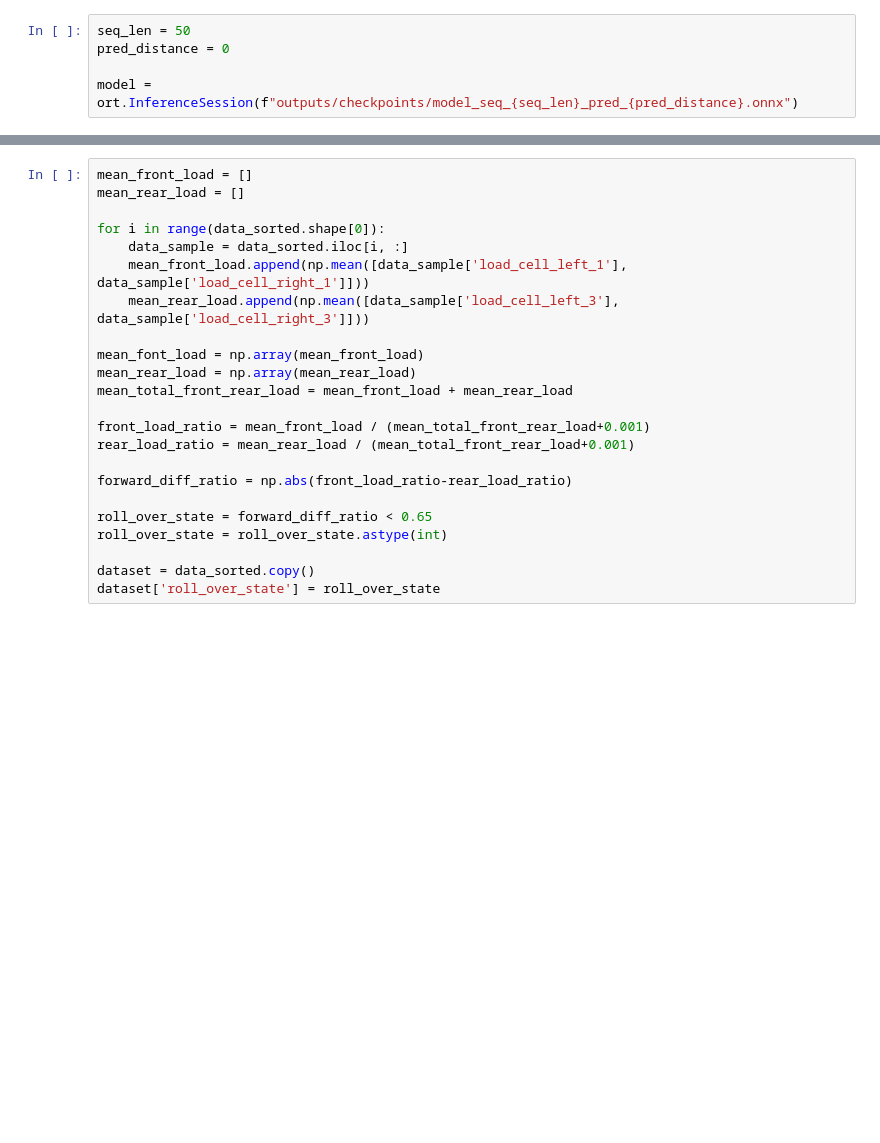
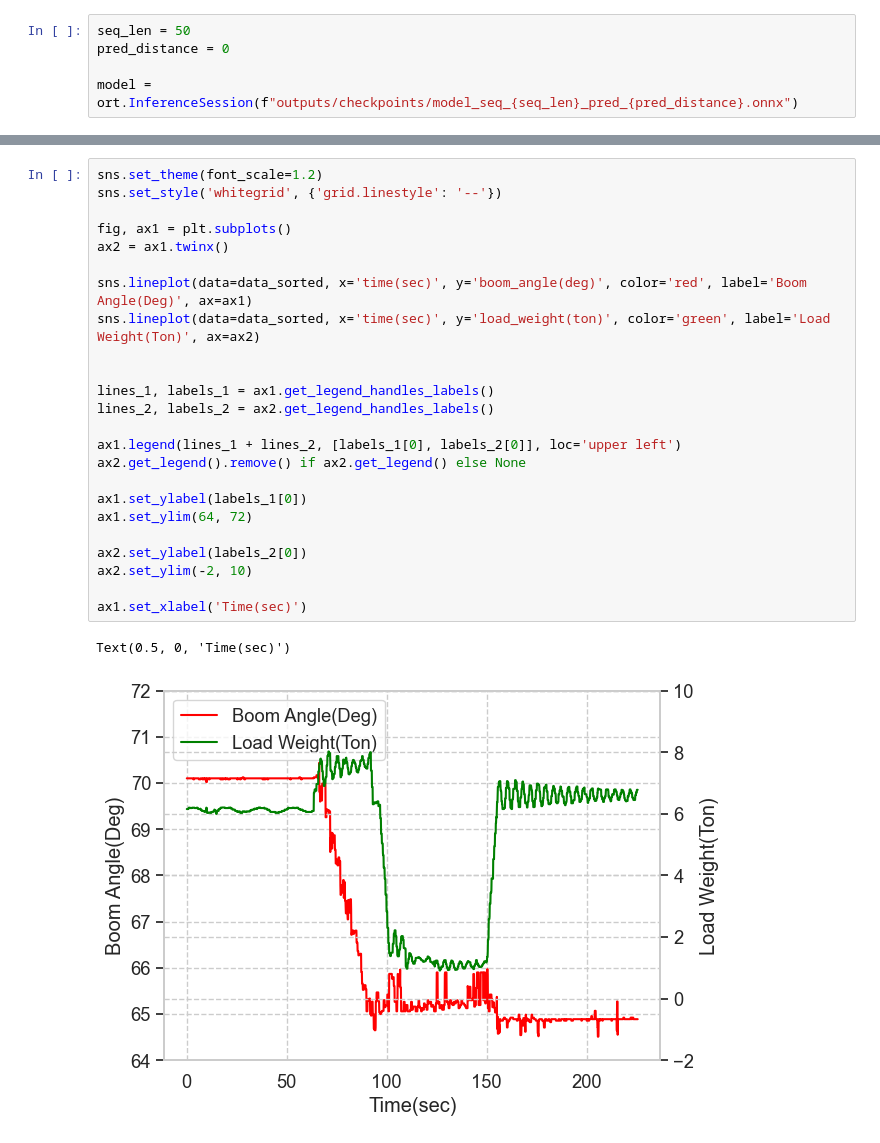
Before and after one commit to jinbeomjeong/estimate_crawler_crane_ground_pressure, a Jupyter notebook: analysis_rollover_detection_onnx_model.ipynb, the cells around one changed output, grey strips where cells are left out. Cells and saved outputs as stored; diff of their text form; blank space fills up the shorter version.

```diff
--- a/analysis_rollover_detection_onnx_model.ipynb
+++ b/analysis_rollover_detection_onnx_model.ipynb
@@ -60,23 +62,27 @@ data_sorted
 # %%
-mean_front_load = []
-mean_rear_load = []
+sns.set_theme(font_scale=1.2)
+sns.set_style('whitegrid', {'grid.linestyle': '--'})
 
-for i in range(data_sorted.shape[0]):
-    data_sample = data_sorted.iloc[i, :]
-    mean_front_load.append(np.mean([data_sample['load_cell_left_1'], data_sample['load_cell_right_1']]))
-    mean_rear_load.append(np.mean([data_sample['load_cell_left_3'], data_sample['load_cell_right_3']]))
+fig, ax1 = plt.subplots()
+ax2 = ax1.twinx()
 
-mean_font_load = np.array(mean_front_load)
-mean_rear_load = np.array(mean_rear_load)
-mean_total_front_rear_load = mean_front_load + mean_rear_load
+sns.lineplot(data=data_sorted, x='time(sec)', y='boom_angle(deg)', color='red', label='Boom Angle(Deg)', ax=ax1)
+sns.lineplot(data=data_sorted, x='time(sec)', y='load_weight(ton)', color='green', label='Load Weight(Ton)', ax=ax2)
 
-front_load_ratio = mean_front_load / (mean_total_front_rear_load+0.001)
-rear_load_ratio = mean_rear_load / (mean_total_front_rear_load+0.001)
 
-forward_diff_ratio = np.abs(front_load_ratio-rear_load_ratio)
+lines_1, labels_1 = ax1.get_legend_handles_labels()
+lines_2, labels_2 = ax2.get_legend_handles_labels()
 
-roll_over_state = forward_diff_ratio < 0.65
-roll_over_state = roll_over_state.astype(int)
+ax1.legend(lines_1 + lines_2, [labels_1[0], labels_2[0]], loc='upper left')
+ax2.get_legend().remove() if ax2.get_legend() else None
 
-dataset = data_sorted.copy()
-dataset['roll_over_state'] = roll_over_state
+ax1.set_ylabel(labels_1[0])
+ax1.set_ylim(64, 72)
+
+ax2.set_ylabel(labels_2[0])
+ax2.set_ylim(-2, 10)
+
+ax1.set_xlabel('Time(sec)')
+# %% [output]
+Text(0.5, 0, 'Time(sec)')
+[figure, added]
```
Also changed, not shown: parts of 19 cells of this notebook, 4 other files.
